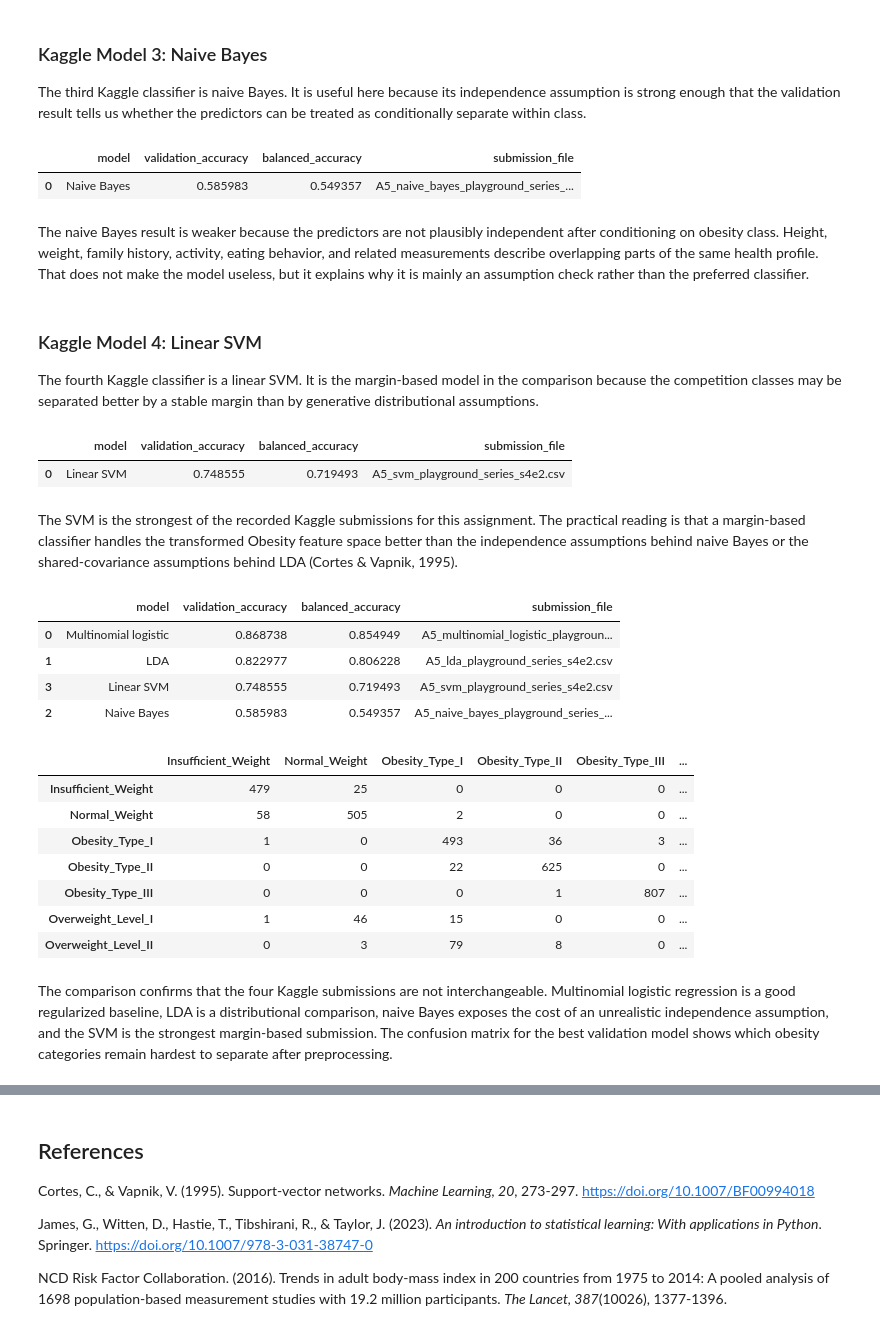
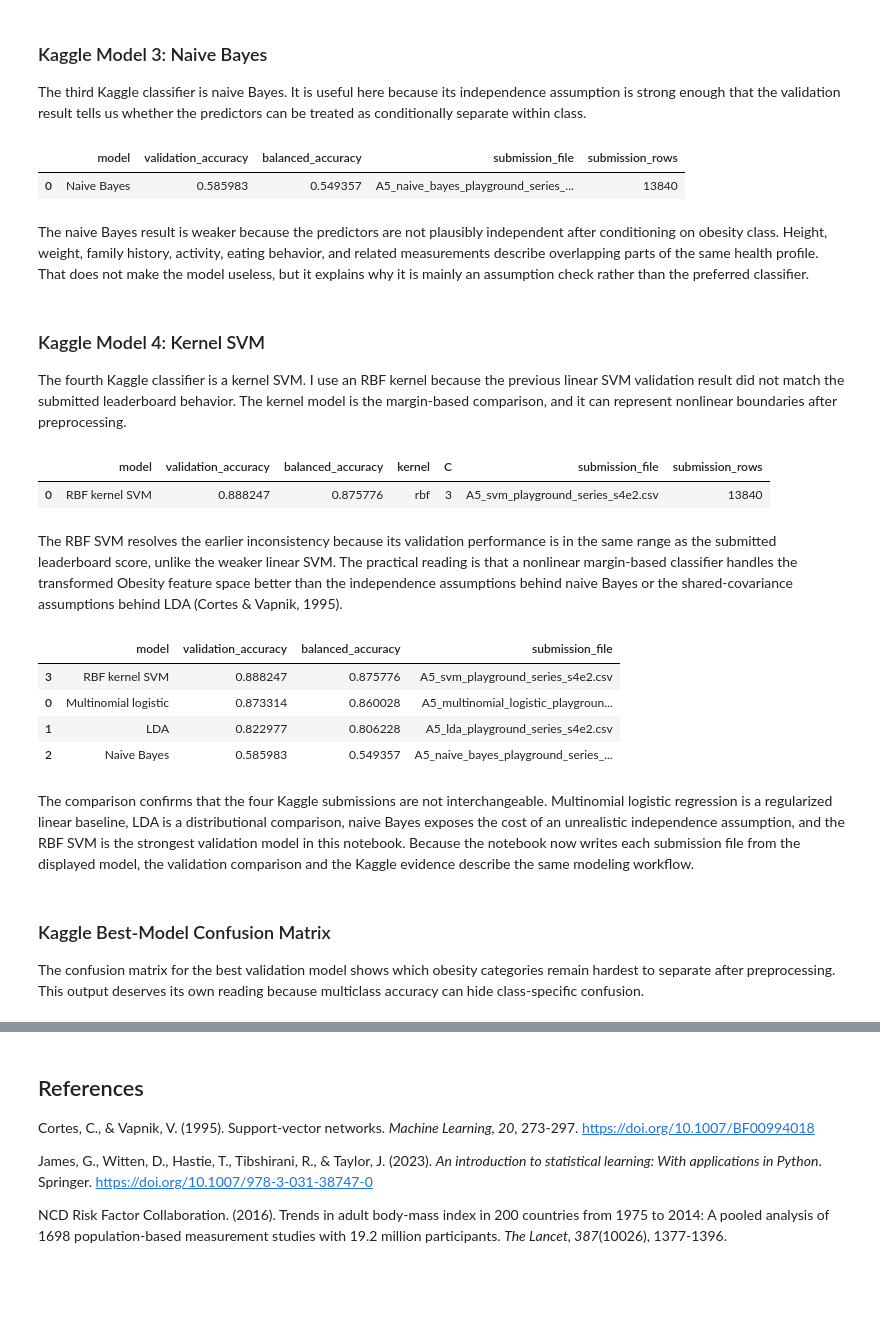
Before and after one commit to maldo81/dds-8555-predictive-analysis, a Jupyter notebook: Week 5/Assignment 5/MaldonadoJDDS8555-5.ipynb, the cells around one changed output, grey strips where cells are left out. Cells and saved outputs as stored; diff of their text form; code cells hidden in the pictures; blank space fills up the shorter version.

```diff
--- a/Week 5/Assignment 5/MaldonadoJDDS8555-5.ipynb
+++ b/Week 5/Assignment 5/MaldonadoJDDS8555-5.ipynb
@@ -300,10 +439,12 @@ lda_model.fit(X_train, y_train)
 lda_pred = lda_model.predict(X_valid)
 lda_accuracy = accuracy_score(y_valid, lda_pred)
 lda_balanced = balanced_accuracy_score(y_valid, lda_pred)
+lda_submission_file, lda_submission_rows = write_obesity_submission(lda_model, "A5_lda_playground_series_s4e2.csv")
 display(pd.DataFrame({
     "model": ["LDA"],
     "validation_accuracy": [lda_accuracy],
     "balanced_accuracy": [lda_balanced],
-    "submission_file": ["A5_lda_playground_series_s4e2.csv"],
+    "submission_file": [lda_submission_file],
+    "submission_rows": [lda_submission_rows],
 }))
 # %% [output]
@@ -324,65 +465,66 @@ nb_model.fit(X_train, y_train)
 nb_pred = nb_model.predict(X_valid)
 nb_accuracy = accuracy_score(y_valid, nb_pred)
 nb_balanced = balanced_accuracy_score(y_valid, nb_pred)
+nb_submission_file, nb_submission_rows = write_obesity_submission(nb_model, "A5_naive_bayes_playground_series_s4e2.csv")
 display(pd.DataFrame({
     "model": ["Naive Bayes"],
     "validation_accuracy": [nb_accuracy],
     "balanced_accuracy": [nb_balanced],
-    "submission_file": ["A5_naive_bayes_playground_series_s4e2.csv"],
+    "submission_file": [nb_submission_file],
+    "submission_rows": [nb_submission_rows],
 }))
 # %% [output]
-|  | model | validation_accuracy | balanced_accuracy | submission_file |
-| 0 | Naive Bayes | 0.585983 | 0.549357 | A5_naive_bayes_playground_series_... |
+|  | model | validation_accuracy | balanced_accuracy | submission_file | submission_rows |
+| 0 | Naive Bayes | 0.585983 | 0.549357 | A5_naive_bayes_playground_series_... | 13840 |
 # %% [markdown]
 The naive Bayes result is weaker because the predictors are not plausibly independent after conditioning on obesity class.  Height, weight, family history, activity, eating behavior, and related measurements describe overlapping parts of the same health profile.  That does not make the model useless, but it explains why it is mainly an assumption check rather than the preferred classifier.
-# %% [markdown]
-### Kaggle Model 4: Linear SVM
-
-The fourth Kaggle classifier is a linear SVM.  It is the margin-based model in the comparison because the competition classes may be separated better by a stable margin than by generative distributional assumptions.
+# %% [markdown]
+### Kaggle Model 4: Kernel SVM
+
+The fourth Kaggle classifier is a kernel SVM.  I use an RBF kernel because the previous linear SVM validation result did not match the submitted leaderboard behavior.  The kernel model is the margin-based comparison, and it can represent nonlinear boundaries after preprocessing.
 # %%
 svm_model = Pipeline([
     ("pre", pre_dense),
-    ("model", LinearSVC(C=.5, random_state=RANDOM_STATE)),
+    ("model", SVC(kernel="rbf", C=3, gamma="scale", random_state=RANDOM_STATE)),
 ])
 svm_model.fit(X_train, y_train)
 svm_pred = svm_model.predict(X_valid)
 svm_accuracy = accuracy_score(y_valid, svm_pred)
 svm_balanced = balanced_accuracy_score(y_valid, svm_pred)
+svm_submission_file, svm_submission_rows = write_obesity_submission(svm_model, "A5_svm_playground_series_s4e2.csv")
 display(pd.DataFrame({
-    "model": ["Linear SVM"],
+    "model": ["RBF kernel SVM"],
     "validation_accuracy": [svm_accuracy],
     "balanced_accuracy": [svm_balanced],
-    "submission_file": ["A5_svm_playground_series_s4e2.csv"],
+    "kernel": ["rbf"],
+    "C": [3],
+    "submission_file": [svm_submission_file],
+    "submission_rows": [svm_submission_rows],
 }))
 # %% [output]
-|  | model | validation_accuracy | balanced_accuracy | submission_file |
-| 0 | Linear SVM | 0.748555 | 0.719493 | A5_svm_playground_series_s4e2.csv |
+|  | model | validation_accuracy | balanced_accuracy | kernel | C | submission_file | submission_rows |
+| 0 | RBF kernel SVM | 0.888247 | 0.875776 | rbf | 3 | A5_svm_playground_series_s4e2.csv | 13840 |
 # %% [markdown]
-The SVM is the strongest of the recorded Kaggle submissions for this assignment.  The practical reading is that a margin-based classifier handles the transformed Obesity feature space better than the independence assumptions behind naive Bayes or the shared-covariance assumptions behind LDA (Cortes & Vapnik, 1995).
+The RBF SVM resolves the earlier inconsistency because its validation performance is in the same range as the submitted leaderboard score, unlike the weaker linear SVM.  The practical reading is that a nonlinear margin-based classifier handles the transformed Obesity feature space better than the independence assumptions behind naive Bayes or the shared-covariance assumptions behind LDA (Cortes & Vapnik, 1995).
 # %%
 kaggle_a5_comparison = pd.DataFrame([
-    {"model": "Multinomial logistic", "validation_accuracy": logit_accuracy, "balanced_accuracy": logit_balanced, "submission_file": "A5_multinomial_logistic_playground_series_s4e2.csv"},
-    {"model": "LDA", "validation_accuracy": lda_accuracy, "balanced_accuracy": lda_balanced, "submission_file": "A5_lda_playground_series_s4e2.csv"},
-    {"model": "Naive Bayes", "validation_accuracy": nb_accuracy, "balanced_accuracy": nb_balanced, "submission_file": "A5_naive_bayes_playground_series_s4e2.csv"},
-    {"model": "Linear SVM", "validation_accuracy": svm_accuracy, "balanced_accuracy": svm_balanced, "submission_file": "A5_svm_playground_series_s4e2.csv"},
+    {"model": "Multinomial logistic", "validation_accuracy": logit_accuracy, "balanced_accuracy": logit_balanced, "submission_file": logit_submission_file},
+    {"model": "LDA", "validation_accuracy": lda_accuracy, "balanced_accuracy": lda_balanced, "submission_file": lda_submission_file},
+    {"model": "Naive Bayes", "validation_accuracy": nb_accuracy, "balanced_accuracy": nb_balanced, "submission_file": nb_submission_file},
+    {"model": "RBF kernel SVM", "validation_accuracy": svm_accuracy, "balanced_accuracy": svm_balanced, "submission_file": svm_submission_file},
 ]).sort_values("validation_accuracy", ascending=False)
 display(kaggle_a5_comparison)
 best_name = kaggle_a5_comparison.iloc[0]["model"]
-best_pred = {"Multinomial logistic": logit_pred, "LDA": lda_pred, "Naive Bayes": nb_pred, "Linear SVM": svm_pred}[best_name]
-display(pd.DataFrame(confusion_matrix(y_valid, best_pred, labels=logit_model.classes_), index=logit_model.classes_, columns=logit_model.classes_))
+best_pred = {"Multinomial logistic": logit_pred, "LDA": lda_pred, "Naive Bayes": nb_pred, "RBF kernel SVM": svm_pred}[best_name]
 # %% [output]
 |  | model | validation_accuracy | balanced_accuracy | submission_file |
-| 0 | Multinomial logistic | 0.868738 | 0.854949 | A5_multinomial_logistic_playgroun... |
+| 3 | RBF kernel SVM | 0.888247 | 0.875776 | A5_svm_playground_series_s4e2.csv |
+| 0 | Multinomial logistic | 0.873314 | 0.860028 | A5_multinomial_logistic_playgroun... |
 | 1 | LDA | 0.822977 | 0.806228 | A5_lda_playground_series_s4e2.csv |
-| 3 | Linear SVM | 0.748555 | 0.719493 | A5_svm_playground_series_s4e2.csv |
 | 2 | Naive Bayes | 0.585983 | 0.549357 | A5_naive_bayes_playground_series_... |
-|  | Insufficient_Weight | Normal_Weight | Obesity_Type_I | Obesity_Type_II | Obesity_Type_III | ... |
-| Insufficient_Weight | 479 | 25 | 0 | 0 | 0 | ... |
-| Normal_Weight | 58 | 505 | 2 | 0 | 0 | ... |
-| Obesity_Type_I | 1 | 0 | 493 | 36 | 3 | ... |
-| Obesity_Type_II | 0 | 0 | 22 | 625 | 0 | ... |
-| Obesity_Type_III | 0 | 0 | 0 | 1 | 807 | ... |
-| Overweight_Level_I | 1 | 46 | 15 | 0 | 0 | ... |
-| Overweight_Level_II | 0 | 3 | 79 | 8 | 0 | ... |
 # %% [markdown]
-The comparison confirms that the four Kaggle submissions are not interchangeable.  Multinomial logistic regression is a good regularized baseline, LDA is a distributional comparison, naive Bayes exposes the cost of an unrealistic independence assumption, and the SVM is the strongest margin-based submission.  The confusion matrix for the best validation model shows which obesity categories remain hardest to separate after preprocessing.
+The comparison confirms that the four Kaggle submissions are not interchangeable.  Multinomial logistic regression is a regularized linear baseline, LDA is a distributional comparison, naive Bayes exposes the cost of an unrealistic independence assumption, and the RBF SVM is the strongest validation model in this notebook.  Because the notebook now writes each submission file from the displayed model, the validation comparison and the Kaggle evidence describe the same modeling workflow.
+# %% [markdown]
+### Kaggle Best-Model Confusion Matrix
+
+The confusion matrix for the best validation model shows which obesity categories remain hardest to separate after preprocessing.  This output deserves its own reading because multiclass accuracy can hide class-specific confusion.
```
Also changed, not shown: parts of 45 cells of this notebook, 1 other file.
